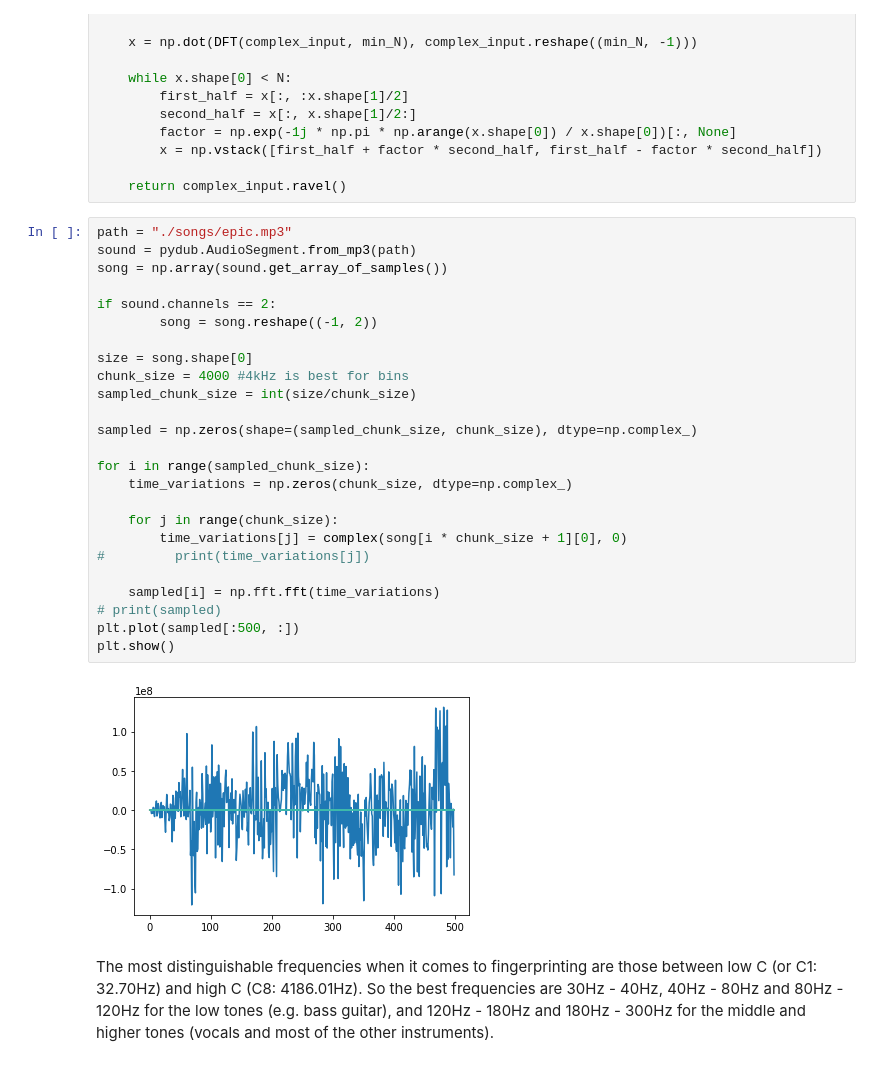
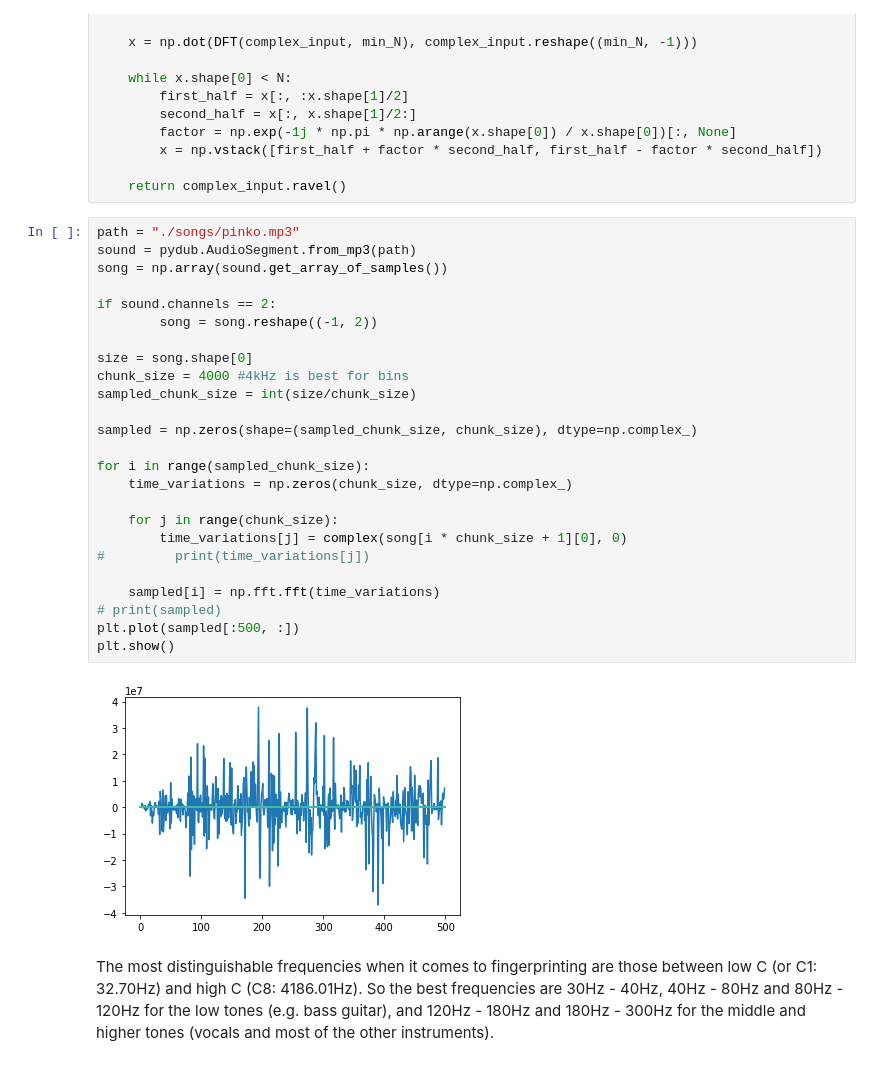
Before and after one commit to Owliie/Smart-Radio, a Jupyter notebook: experiments/song_recognition.ipynb, the cells around one changed output. Saved outputs shown, nothing was run; the diff lists cells and outputs as text.

```diff
--- a/experiments/song_recognition.ipynb
+++ b/experiments/song_recognition.ipynb
@@ -61,32 +61,32 @@ def vector_FFT(complex_input):
 
     return complex_input.ravel()
 # %%
-path = "./songs/epic.mp3"
+path = "./songs/pinko.mp3"
 sound = pydub.AudioSegment.from_mp3(path)
 song = np.array(sound.get_array_of_samples())
 
 if sound.channels == 2:
         song = song.reshape((-1, 2))
 
 size = song.shape[0]
 chunk_size = 4000 #4kHz is best for bins
 sampled_chunk_size = int(size/chunk_size)
 
 sampled = np.zeros(shape=(sampled_chunk_size, chunk_size), dtype=np.complex_)
 
 for i in range(sampled_chunk_size):
     time_variations = np.zeros(chunk_size, dtype=np.complex_)
 
     for j in range(chunk_size):
         time_variations[j] = complex(song[i * chunk_size + 1][0], 0)
 #         print(time_variations[j])
 
     sampled[i] = np.fft.fft(time_variations)
 # print(sampled)
 plt.plot(sampled[:500, :])
 plt.show()
 # %% [output]
-[figure, old version]
+[figure, new version]
 # %% [markdown]
 The most distinguishable frequencies when it comes to fingerprinting are those between low C (or C1: 32.70Hz) and high C (C8: 4186.01Hz). So the best frequencies are 30Hz - 40Hz, 40Hz - 80Hz and 80Hz - 120Hz for the low tones (e.g. bass guitar), and 120Hz - 180Hz and 180Hz - 300Hz for the middle and higher tones (vocals and most of the other instruments).
 # %%
```
Also changed, not shown: parts of 1 cell of this notebook.
